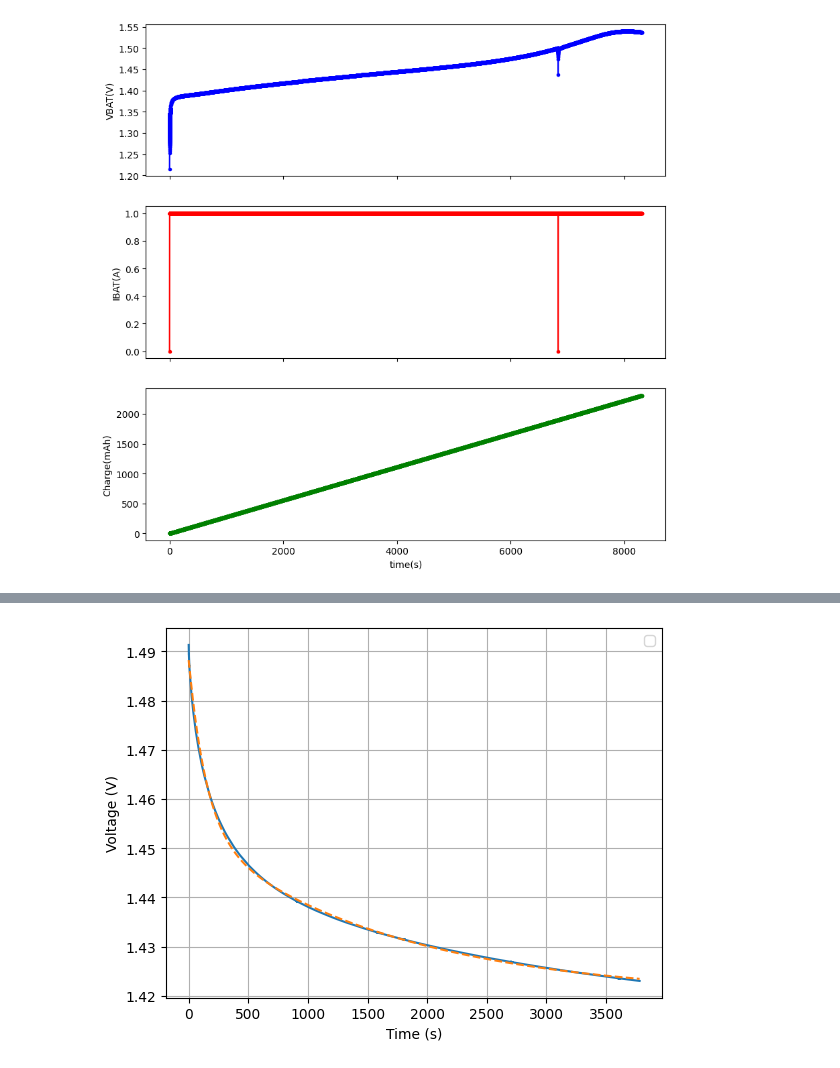
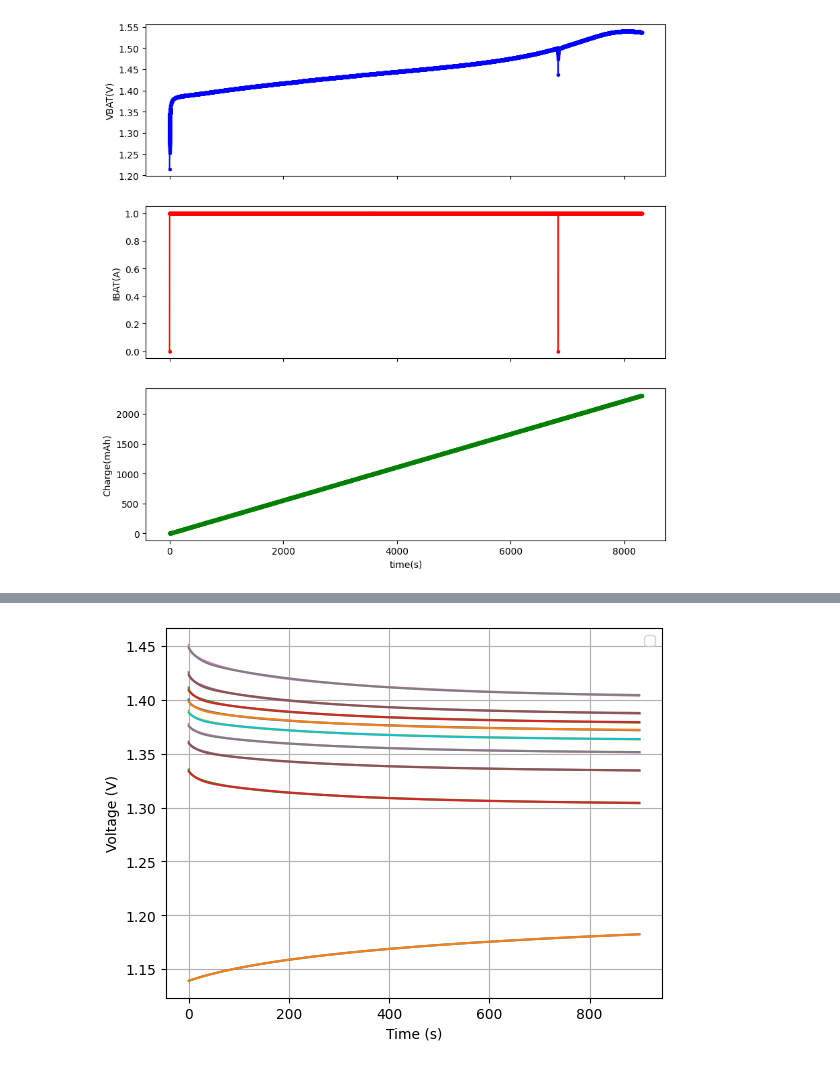
Before and after one commit to Triangleman1/ICASL_test_code, a Jupyter notebook: 585_SOC_Estimation/585_DATA_PROCESSING.ipynb, the cells around one changed output, grey strips where cells are left out. Saved outputs shown, nothing was run; the diff lists cells and outputs as text; code cells hidden in the pictures.

```diff
--- a/585_SOC_Estimation/585_DATA_PROCESSING.ipynb
+++ b/585_SOC_Estimation/585_DATA_PROCESSING.ipynb
@@ -97,13 +98,23 @@ df.to_csv(os.path.join(save_dir, f'complete.csv'), index=False)
 <Figure size 640x480 with 0 Axes>
 [figure]
 # %%
-folder_path = "charged_roll_off"
+# Select one of these two types:
+type = "Charging"
+#type = "Discharging"
 
-# 2. Get a list of all CSV files in that folder
-# The asterisk (*) is a wildcard that matches any filename
+folder_path = "Charging_with_stops"
+file_name = "parameters.csv"
+save_name = folder_path+"/"+file_name
+file_exists = os.path.isfile(save_name)
+if (file_exists): os.remove(save_name) # REMOVES EXISTING FILE TO AVOID APPENDING TO OLD DATA.
+
 file_pattern = os.path.join(folder_path, "SOC*.csv")
 file_list = glob.glob(file_pattern)
+
 file_list.sort(key=lambda f: float(os.path.basename(f).replace("SOC=", "").replace(".csv", "")))
+if (type=="Discharging"): file_list.reverse()
+print(file_list)
+
 for file in file_list:
     df = pd.read_csv(file)
     times1 = df["times"]
@@ -111,31 +122,16 @@ for file in file_list:
     IBAT1 = df["current"]
     DOD1 = df["DOD"]
     IBAT1=IBAT1.values.tolist()
-    #VBAT1=VBAT1.values.tolist()
+    VBAT1=VBAT1.values.tolist()
 
-    """ For the final curve in the discharge. It wasn't saved properly
-    index=32505
-    VBAT2= VBAT1.values.tolist()[index:]
-    IBAT2= IBAT1[index:]
-    DOD2= DOD1[index:]
-    times2= times1[index:]
-    index2 = IBAT2.index(-1)
-    VBAT= VBAT2[:index2]
-    IBAT= IBAT2[:index2]
-    DOD= DOD2[:index2]
-    times= times2[:index2]
-    times = times - times[index]
-    """
+    if (type == "Charging"): index = IBAT1.index(1) # Finds where current turns on
+    else:                    index = IBAT1.index(-1)
 
-    index = IBAT1.index(-1)
-    #index= len(IBAT1)
-    VBAT= VBAT1.values.tolist()[20:index]
+    VBAT= VBAT1[20:index]
     IBAT= IBAT1[20:index]
     DOD= DOD1[:index]
-    OCV= VBAT[-1]
-    R0 =  1 #(VBAT1[index+20] - VBAT[-1]) / IBAT1[index]
+    last_measured_OCV= VBAT[-1]
     times= times1[20:index]
-    #index= len(IBAT)
     times = times - times[20]
 
     ### Curve Fitting ###
@@ -143,46 +139,60 @@ for file in file_list:
     def double_exp(t, A, B1, tau1, B2, tau2):
         return A + B1*np.exp(-t/tau1) + B2*np.exp(-t/tau2)
 
-
+    # Initial parameter guesses
     A0 = VBAT[-1]                  # final voltage
     B1_0 = VBAT[0] - VBAT[-1]        # initial drop
     B2_0 = 0.1 * B1_0
-
     tau1_0 = 1
     tau2_0 = 50
-
     p0 = [A0, B1_0, tau1_0, B2_0, tau2_0]
 
-
-
     popt, pcov = curve_fit(double_exp, times, VBAT, p0=p0, maxfev=10000)
-
     A, B1, tau1, B2, tau2 = popt
-
-
     I = 1.0
 
-    R1 = -B1 / I
-    R2 = -B2 / I
+    settled_OCV = double_exp(100000, *popt)
+    print(f"Last Measured OCV: {last_measured_OCV} V")
+    print(f"Settled OCV: {settled_OCV} V")
 
-    # time constants
-    # tau = R * C → C = tau / R
+    if (type == "Charging"):
+        if (file == file_list[0]):
+            R_total = (settled_OCV - VBAT1[index+10]) / IBAT1[index] # Highest SOC might have wrong R0 :(
+        else:
+            R_total = (settled_OCV - previous_file_charged_OCV) / IBAT1[index]
+    elif (type == "Discharging"):
+        if (file == file_list[0]):
+            R_total = (VBAT1[index+10] - settled_OCV) / IBAT1[index] # Highest SOC might have inaccurate R0 :(
+        else:
+            R_total = (previous_file_charged_OCV - settled_OCV) / IBAT1[index]
 
+    R1 = abs(B1 / I)
+    R2 = abs(B2 / I)
+    R0 = abs(R_total) - R1 - R2
     C1 = tau1 / R1
     C2 = tau2 / R2
-    print(f"SOC={df['SOC'][0]:.2f}, R0= {R0:.2f} Ω, R1= {R1:.2f} Ω, R2= {R2:.2f} Ω, C1= {C1:.2f} F, C2= {C2:.2f} F, OCV= {OCV:.2f} V")
+    print(f"SOC={df['SOC'][0]:.3f}, R0= {R0:.3f} Ω, R1= {R1:.3f} Ω, R2= {R2:.3f} Ω, C1= {C1:.3f} F, C2= {C2:.3f} F, OCV= {settled_OCV:.3f} V")
 
-    file_name = folder_path+"/BAT_ECM_Discharge2.csv"
-    data= [[round(df["SOC"][0],3), round(R0,5), round(R1,5), round(R2,5), int(C1), int(C2), round(OCV,3)]]
+    previous_file_charged_OCV = VBAT1[-1] # Grabs last OCV at end of charging for next iteration.
+
+    data = [[round(df["SOC"][0],3), round(R0,5), round(R1,5), round(R2,5), int(C1), int(C2), round(settled_OCV,4)]]
     df_new = pd.DataFrame(data, columns=["SOC", "R0", "R1", "R2", "C1", "C2", "OCV"])
-    file_exists = os.path.isfile(file_name)
-    df_new.to_csv(file_name, mode='a', index=False, header=not file_exists)
-
+    file_exists = os.path.isfile(save_name)
+    df_new.to_csv(save_name, mode='a', index=False, header=not file_exists)
 
     v_fit = double_exp(times, *popt)
 
-    plt.plot(times, VBAT) #label=f"Measured_SOC={df["SOC"][0]:.2f}")
-    plt.plot(times, v_fit, '--') #label=f"Fit_SOC={df["SOC"][0]:.2f}")
+    # plt.plot(times, VBAT, label=f"Meas.={df["SOC"][0]:.2f}")
+    # plt.plot(times, v_fit, '--', label=f"Fit={df["SOC"][0]:.2f}")
+    plt.plot(times, VBAT)
+    plt.plot(times, v_fit)
+
+# Reverses the order of rows so SOC goes from 0 to 1.
+if (type == "Discharging"):
+    df = pd.read_csv(save_name)
+    df_reversed = df.iloc[::-1]
+    df_reversed.to_csv(save_name, index=False)
+
 plt.xlabel("Time (s)")
 plt.ylabel("Voltage (V)")
 plt.legend()
@@ -193 +219 @@ SOC=0.00, R0= 1.00 Ω, R1= -0.03 Ω, R2= -0.03 Ω, C1= -4274.24 F, C2= -50043.41
-[figure, old version]
+[figure, new version]
```
Also changed, not shown: parts of 5 cells of this notebook, 7 other files.
